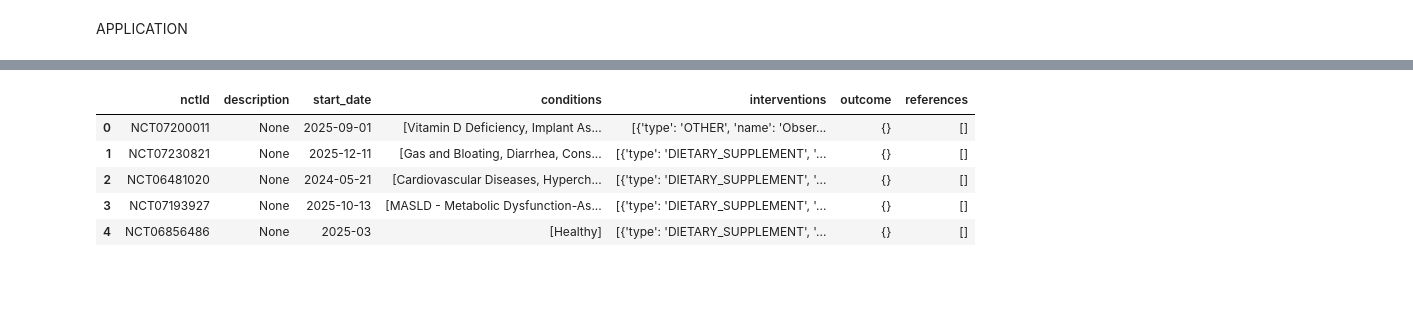
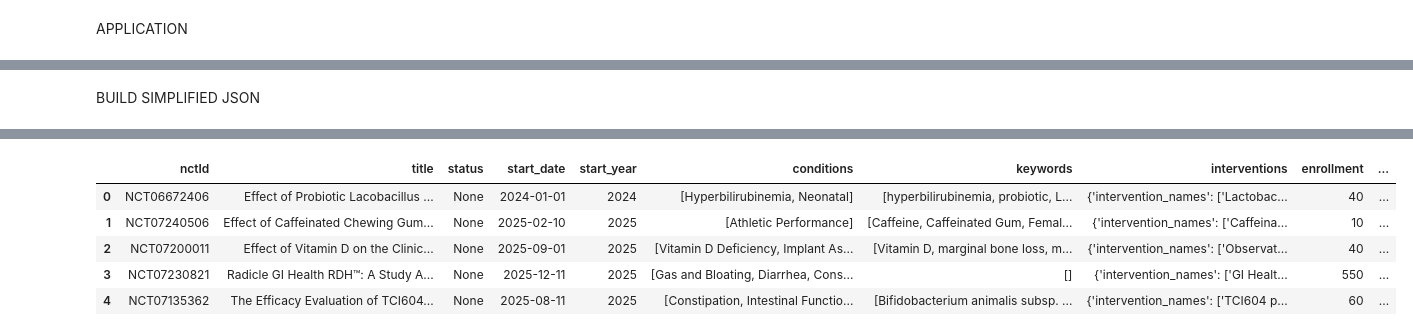
Before and after one commit to greyy-allen/clinical-trials-gov, a Jupyter notebook: clinical_trial_data_analysis.ipynb, the cells around one changed output, grey strips where cells are left out. Cells and saved outputs as stored; diff of their text form; code cells hidden in the pictures; blank space fills up the shorter version.

```diff
--- a/clinical_trial_data_analysis.ipynb
+++ b/clinical_trial_data_analysis.ipynb
@@ -1437,3 +1437,5 @@ len(distinct_ingredients)
+# %% [markdown]
+BUILD SIMPLIFIED JSON
 # %%
 logger.info("Building simplified studies JSON from flattened DataFrame...")
 
@@ -1449,11 +1451,9 @@ for _, row in df.iterrows():
             if pd.notna(row.get("start_date")) else None
         ),
         "start_year": row.get("start_year"),
-        "phase": row.get("phase"),
         "conditions": row.get("conditions", []),
         "keywords": row.get("keywords", []),
 
-        # ✅ STRUCTURED INTERVENTIONS OBJECT
         "interventions": {
             "intervention_names": row.get("intervention_names", []),
             "intervention_types": row.get("intervention_types", [])
@@ -1464,7 +1464,7 @@ for _, row in df.iterrows():
     })
 
 # === SAVE JSON FILE ===
-simplified_json_path = output_dir / "simplified_studies_from_flattened.json"
+simplified_json_path = output_dir / "simplified_studies.json"
 
 with open(simplified_json_path, "w", encoding="utf-8") as f:
     json.dump(simplified_studies, f, indent=2, ensure_ascii=False)
@@ -1480,9 +1480,9 @@ df_simplified.head()
-|  | nctId | description | start_date | conditions | interventions | outcome | references |
-| 0 | NCT07200011 | None | 2025-09-01 | [Vitamin D Deficiency, Implant As... | [{'type': 'OTHER', 'name': 'Obser... | {} | [] |
-| 1 | NCT07230821 | None | 2025-12-11 | [Gas and Bloating, Diarrhea, Cons... | [{'type': 'DIETARY_SUPPLEMENT', '... | {} | [] |
-| 2 | NCT06481020 | None | 2024-05-21 | [Cardiovascular Diseases, Hyperch... | [{'type': 'DIETARY_SUPPLEMENT', '... | {} | [] |
-| 3 | NCT07193927 | None | 2025-10-13 | [MASLD - Metabolic Dysfunction-As... | [{'type': 'DIETARY_SUPPLEMENT', '... | {} | [] |
-| 4 | NCT06856486 | None | 2025-03 | [Healthy] | [{'type': 'DIETARY_SUPPLEMENT', '... | {} | [] |
+|  | nctId | title | status | start_date | start_year | conditions | keywords | interventions | enrollment | ... |
+| 0 | NCT06672406 | Effect of Probiotic Lacobacillus ... | None | 2024-01-01 | 2024 | [Hyperbilirubinemia, Neonatal] | [hyperbilirubinemia, probiotic, L... | {'intervention_names': ['Lactobac... | 40 | ... |
+| 1 | NCT07240506 | Effect of Caffeinated Chewing Gum... | None | 2025-02-10 | 2025 | [Athletic Performance] | [Caffeine, Caffeinated Gum, Femal... | {'intervention_names': ['Caffeina... | 10 | ... |
+| 2 | NCT07200011 | Effect of Vitamin D on the Clinic... | None | 2025-09-01 | 2025 | [Vitamin D Deficiency, Implant As... | [Vitamin D, marginal bone loss, m... | {'intervention_names': ['Observat... | 40 | ... |
+| 3 | NCT07230821 | Radicle GI Health RDH™: A Study A... | None | 2025-12-11 | 2025 | [Gas and Bloating, Diarrhea, Cons... | [] | {'intervention_names': ['GI Healt... | 550 | ... |
+| 4 | NCT07135362 | The Efficacy Evaluation of TCI604... | None | 2025-08-11 | 2025 | [Constipation, Intestinal Functio... | [Bifidobacterium animalis subsp. ... | {'intervention_names': ['TCI604 p... | 60 | ... |
 # %%
 df.to_pickle(output_dir / "raw_trials.pkl")
 df.to_csv(output_dir / "raw_trials.csv", index=False)
```
Also changed, not shown: parts of 6 cells of this notebook, 2 other files.
